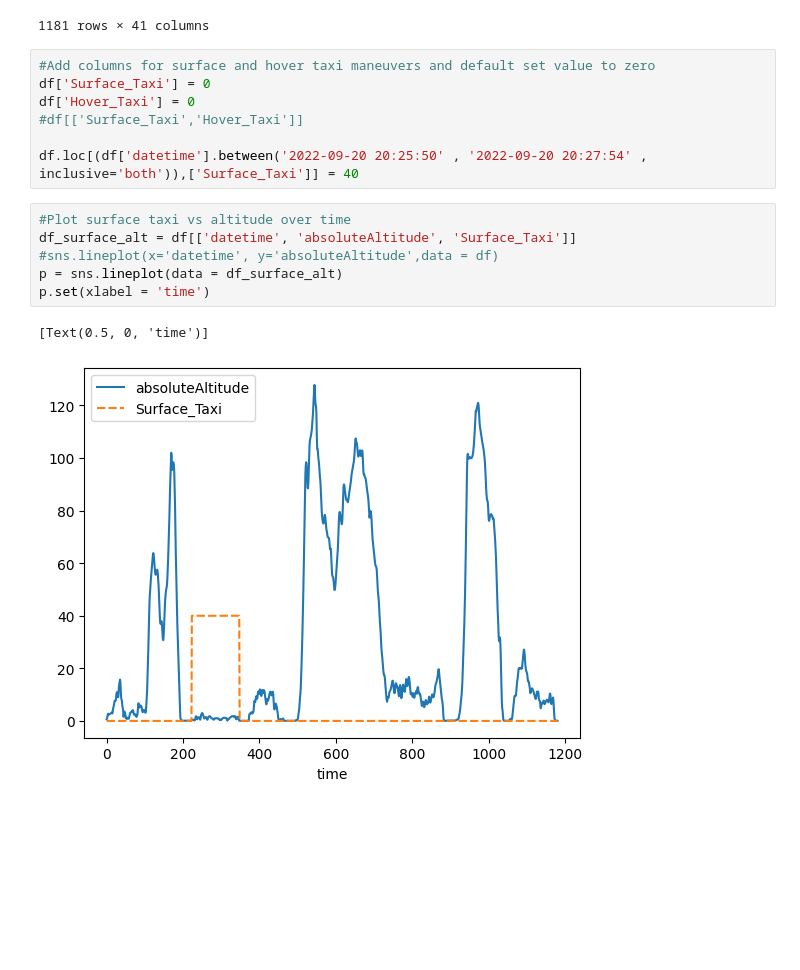
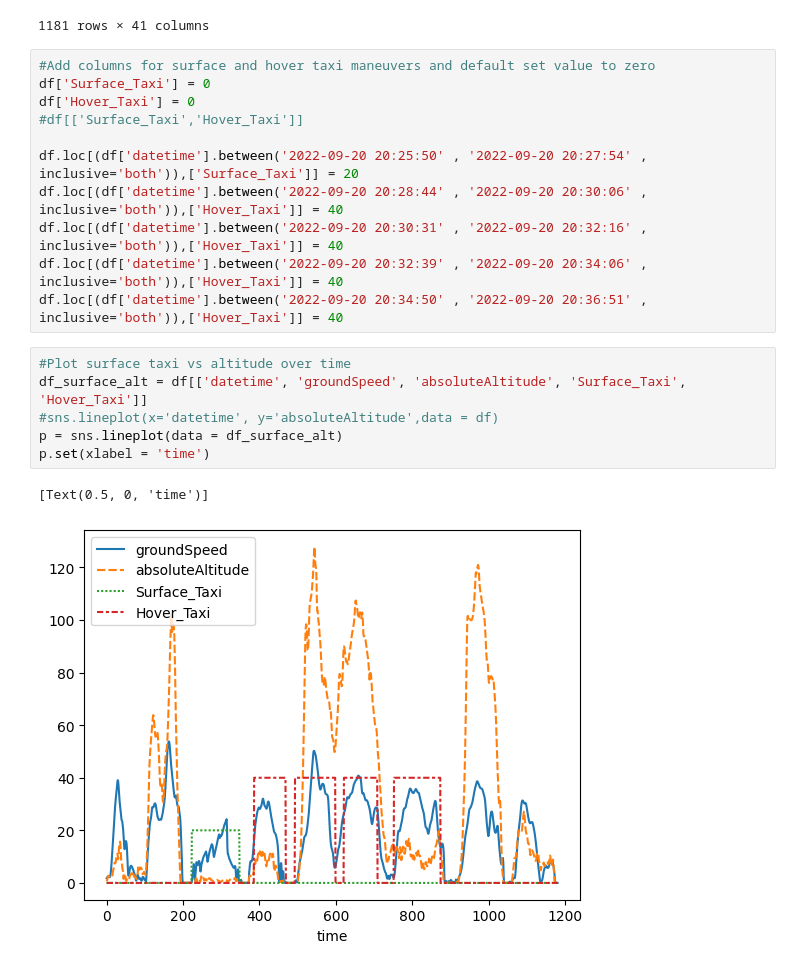
Before and after one commit to twolf190/Valkyrie, a Jupyter notebook: tyler/data_exploration.ipynb, the cells around one changed output. Saved outputs shown, nothing was run; the diff lists cells and outputs as text; blank space fills up the shorter version.

```diff
--- a/tyler/data_exploration.ipynb
+++ b/tyler/data_exploration.ipynb
@@ -102,13 +102,17 @@ df['Surface_Taxi'] = 0
 df['Hover_Taxi'] = 0
 #df[['Surface_Taxi','Hover_Taxi']]
 
-df.loc[(df['datetime'].between('2022-09-20 20:25:50' , '2022-09-20 20:27:54' , inclusive='both')),['Surface_Taxi']] = 40
+df.loc[(df['datetime'].between('2022-09-20 20:25:50' , '2022-09-20 20:27:54' , inclusive='both')),['Surface_Taxi']] = 20
+df.loc[(df['datetime'].between('2022-09-20 20:28:44' , '2022-09-20 20:30:06' , inclusive='both')),['Hover_Taxi']] = 40
+df.loc[(df['datetime'].between('2022-09-20 20:30:31' , '2022-09-20 20:32:16' , inclusive='both')),['Hover_Taxi']] = 40
+df.loc[(df['datetime'].between('2022-09-20 20:32:39' , '2022-09-20 20:34:06' , inclusive='both')),['Hover_Taxi']] = 40
+df.loc[(df['datetime'].between('2022-09-20 20:34:50' , '2022-09-20 20:36:51' , inclusive='both')),['Hover_Taxi']] = 40
 # %%
 #Plot surface taxi vs altitude over time
-df_surface_alt = df[['datetime', 'absoluteAltitude', 'Surface_Taxi']]
+df_surface_alt = df[['datetime', 'groundSpeed', 'absoluteAltitude', 'Surface_Taxi', 'Hover_Taxi']]
 #sns.lineplot(x='datetime', y='absoluteAltitude',data = df)
 p = sns.lineplot(data = df_surface_alt)
 p.set(xlabel = 'time')
 # %% [output]
 [Text(0.5, 0, 'time')]
-[figure, old version]
+[figure, new version]
```
Also changed, not shown: parts of 1 cell of this notebook.
